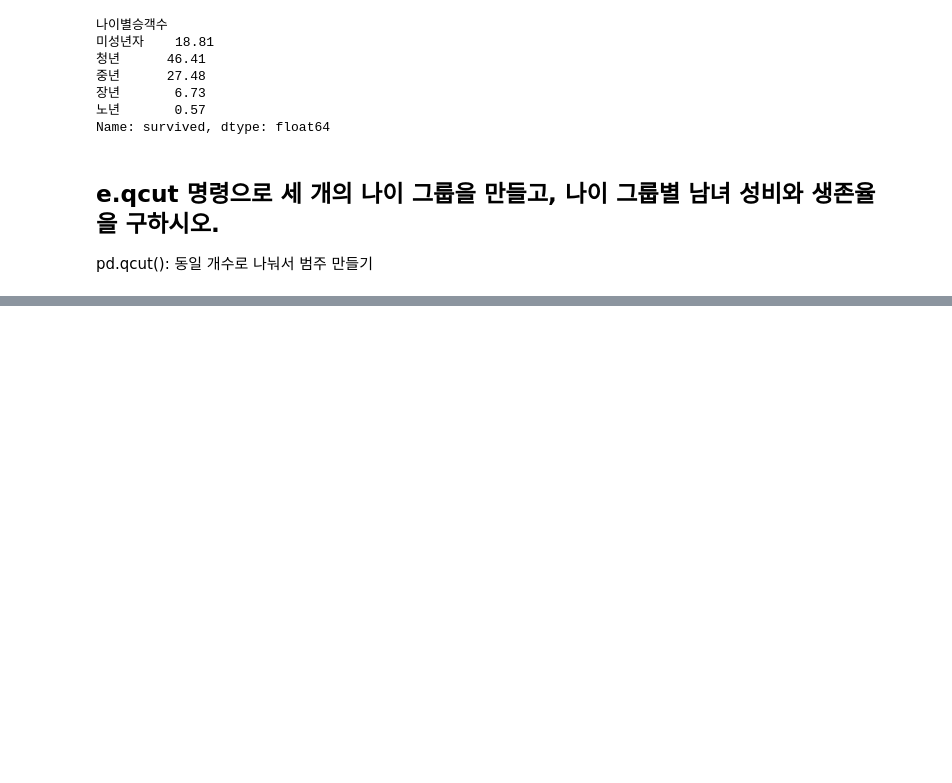
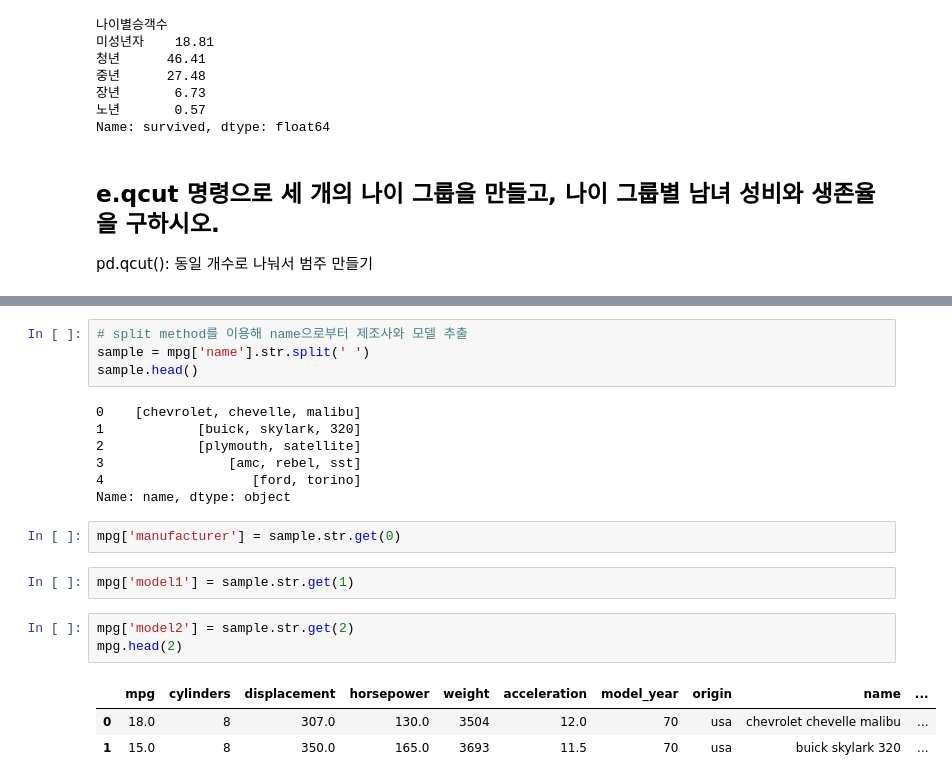
Before and after one commit to yisokim/Data-Analysis-2021, a Jupyter notebook: HW/H.W_0602.ipynb, the cells around one changed output, grey strips where cells are left out. Saved outputs shown, nothing was run; the diff lists cells and outputs as text; blank space fills up the shorter version.

```diff
--- a/HW/H.W_0602.ipynb
+++ b/HW/H.W_0602.ipynb
@@ -143,0 +191,22 @@ TypeError: qcut() got an unexpected keyword argument 'lebels'
+# %%
+# split method를 이용해 name으로부터 제조사와 모델 추출
+sample = mpg['name'].str.split(' ')
+sample.head()
+# %% [output]
+0    [chevrolet, chevelle, malibu]
+1            [buick, skylark, 320]
+2            [plymouth, satellite]
+3                [amc, rebel, sst]
+4                   [ford, torino]
+Name: name, dtype: object
+# %%
+mpg['manufacturer'] = sample.str.get(0)
+# %%
+mpg['model1'] = sample.str.get(1)
+# %%
+mpg['model2'] = sample.str.get(2)
+mpg.head(2)
+# %% [output]
+|  | mpg | cylinders | displacement | horsepower | weight | acceleration | model_year | origin | name | ... |
+| 0 | 18.0 | 8 | 307.0 | 130.0 | 3504 | 12.0 | 70 | usa | chevrolet chevelle malibu | ... |
+| 1 | 15.0 | 8 | 350.0 | 165.0 | 3693 | 11.5 | 70 | usa | buick skylark 320 | ... |
```
Also changed, not shown: parts of 18 cells of this notebook, 1 other file.
